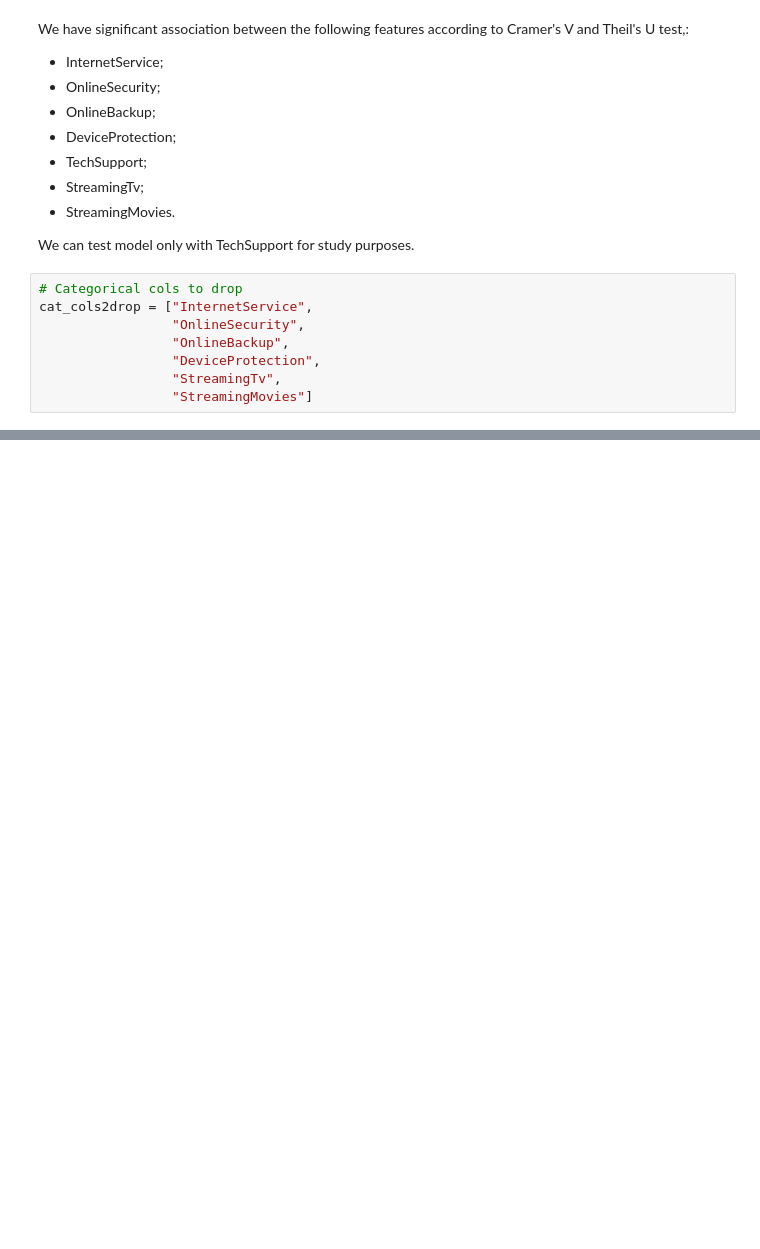
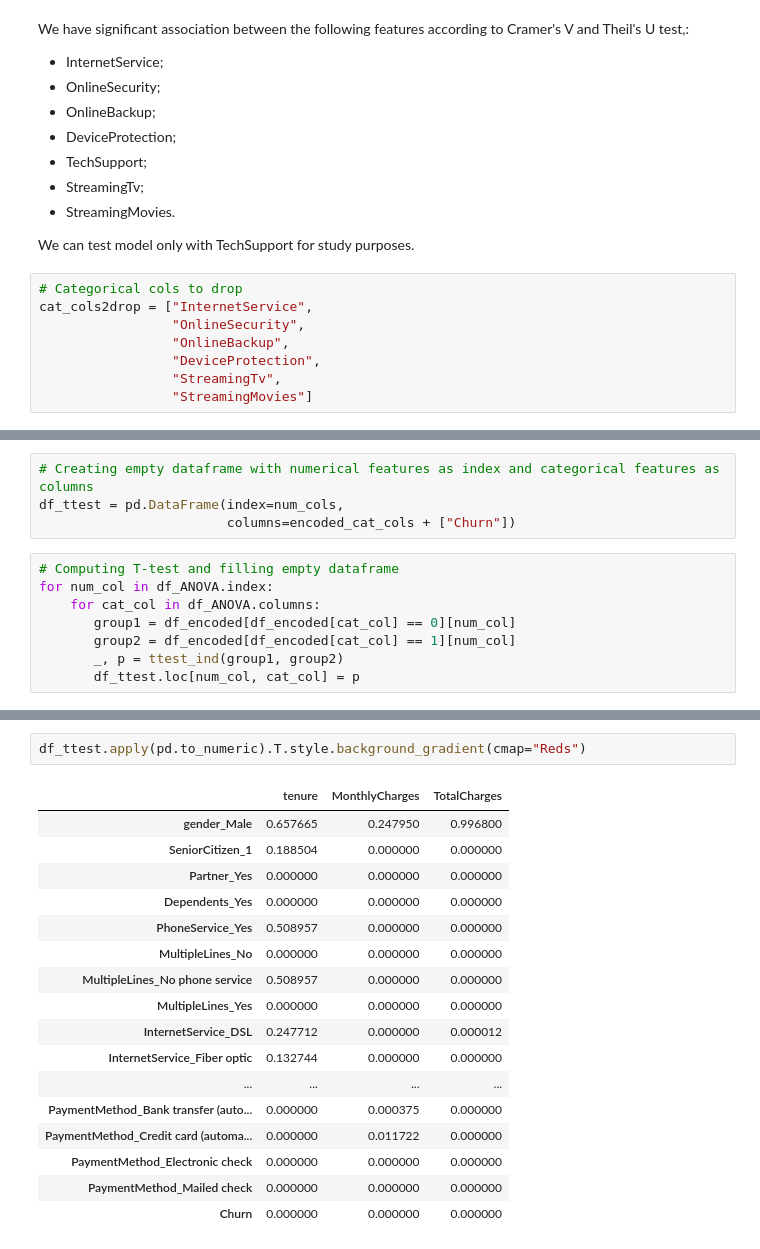
Before and after one commit to guipradow/churn_prediction, a Jupyter notebook: churn_prediction.ipynb, the cells around one changed output, grey strips where cells are left out. Cells and saved outputs as stored; diff of their text form; blank space fills up the shorter version.

```diff
--- a/churn_prediction.ipynb
+++ b/churn_prediction.ipynb
@@ -247,0 +320,12 @@ cat_cols2drop = ["InternetService",
+# %%
+# Creating empty dataframe with numerical features as index and categorical features as columns
+df_ttest = pd.DataFrame(index=num_cols,
+                        columns=encoded_cat_cols + ["Churn"])
+# %%
+# Computing T-test and filling empty dataframe
+for num_col in df_ANOVA.index:
+    for cat_col in df_ANOVA.columns:
+       group1 = df_encoded[df_encoded[cat_col] == 0][num_col]
+       group2 = df_encoded[df_encoded[cat_col] == 1][num_col]
+       _, p = ttest_ind(group1, group2)
+       df_ttest.loc[num_col, cat_col] = p
@@ -247,0 +340,20 @@ cat_cols2drop = ["InternetService",
+# %%
+df_ttest.apply(pd.to_numeric).T.style.background_gradient(cmap="Reds")
+# %% [output]
+|  | tenure | MonthlyCharges | TotalCharges |
+| gender_Male | 0.657665 | 0.247950 | 0.996800 |
+| SeniorCitizen_1 | 0.188504 | 0.000000 | 0.000000 |
+| Partner_Yes | 0.000000 | 0.000000 | 0.000000 |
+| Dependents_Yes | 0.000000 | 0.000000 | 0.000000 |
+| PhoneService_Yes | 0.508957 | 0.000000 | 0.000000 |
+| MultipleLines_No | 0.000000 | 0.000000 | 0.000000 |
+| MultipleLines_No phone service | 0.508957 | 0.000000 | 0.000000 |
+| MultipleLines_Yes | 0.000000 | 0.000000 | 0.000000 |
+| InternetService_DSL | 0.247712 | 0.000000 | 0.000012 |
+| InternetService_Fiber optic | 0.132744 | 0.000000 | 0.000000 |
+| ... | ... | ... | ... |
+| PaymentMethod_Bank transfer (auto... | 0.000000 | 0.000375 | 0.000000 |
+| PaymentMethod_Credit card (automa... | 0.000000 | 0.011722 | 0.000000 |
+| PaymentMethod_Electronic check | 0.000000 | 0.000000 | 0.000000 |
+| PaymentMethod_Mailed check | 0.000000 | 0.000000 | 0.000000 |
+| Churn | 0.000000 | 0.000000 | 0.000000 |
```
Also changed, not shown: parts of 19 cells of this notebook.
